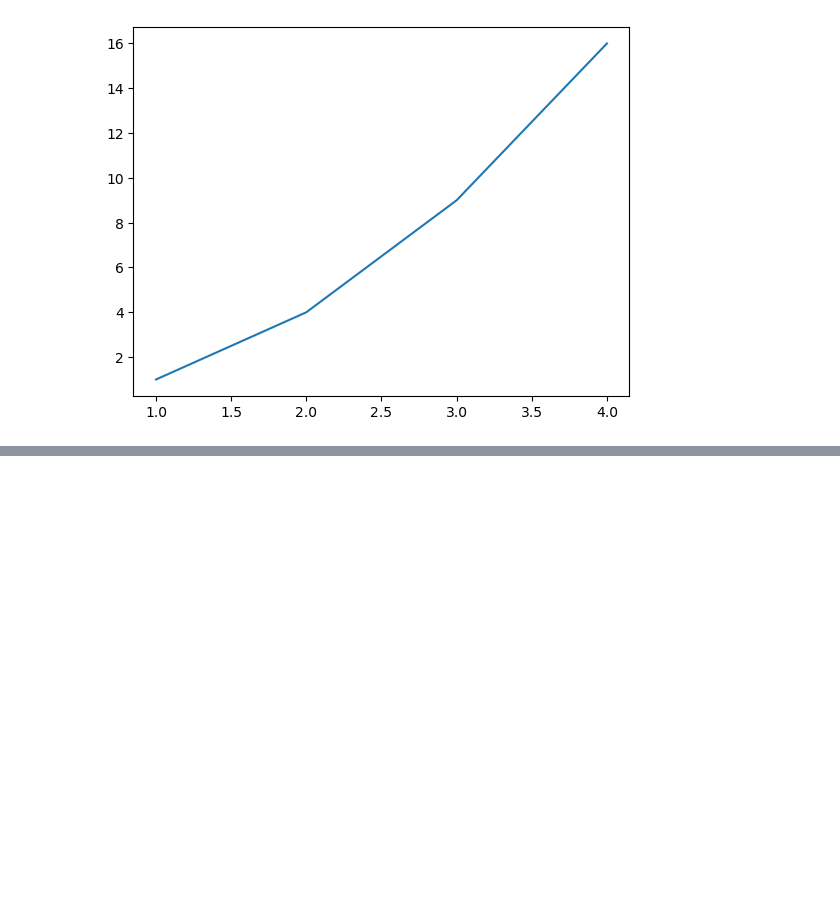
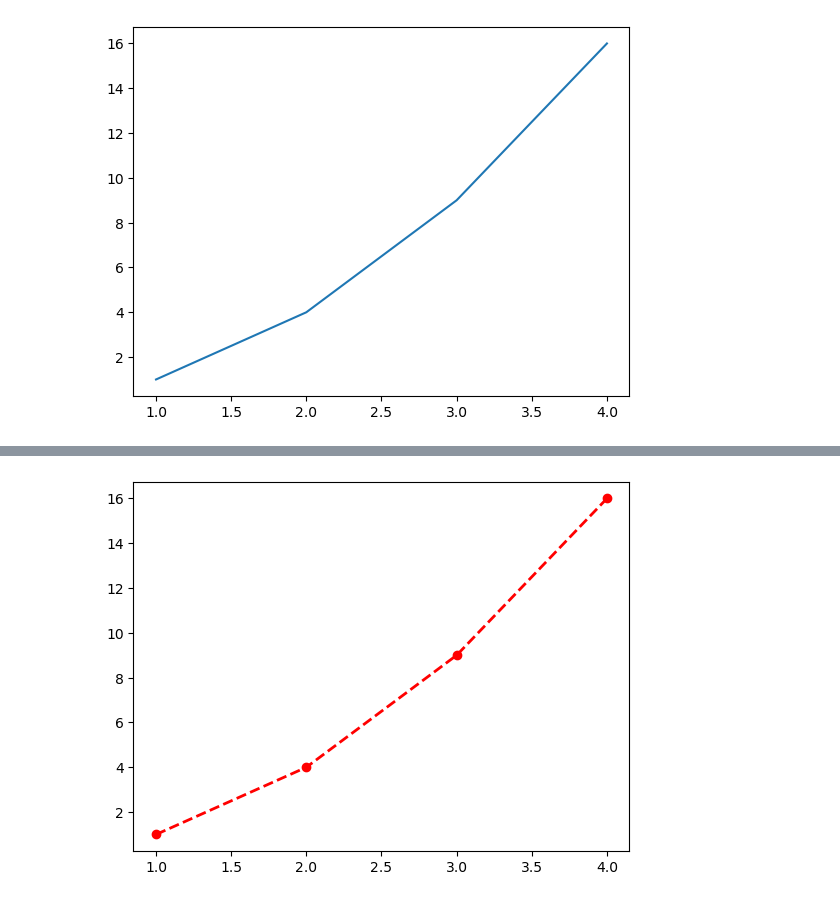
Before and after one commit to duxai-project/ai-engineering-playbook, a Jupyter notebook: python/code/03_matplotlib/matplotlib.ipynb, the cells around one changed output, grey strips where cells are left out. Cells and saved outputs as stored; diff of their text form; code cells hidden in the pictures; blank space fills up the shorter version.

```diff
--- a/python/code/03_matplotlib/matplotlib.ipynb
+++ b/python/code/03_matplotlib/matplotlib.ipynb
@@ -11,0 +19,6 @@ plt.show()
+# %%
+plt.plot([1, 2, 3, 4], [1, 4, 9, 16], color='red', linewidth=2, linestyle='--', marker='o')
+plt.savefig("../../img/03_matplotlib/03.png", dpi=300, bbox_inches="tight")
+plt.show()
+# %% [output]
+[figure, added]
```
Also changed, not shown: parts of 2 cells of this notebook, 6 other files.
